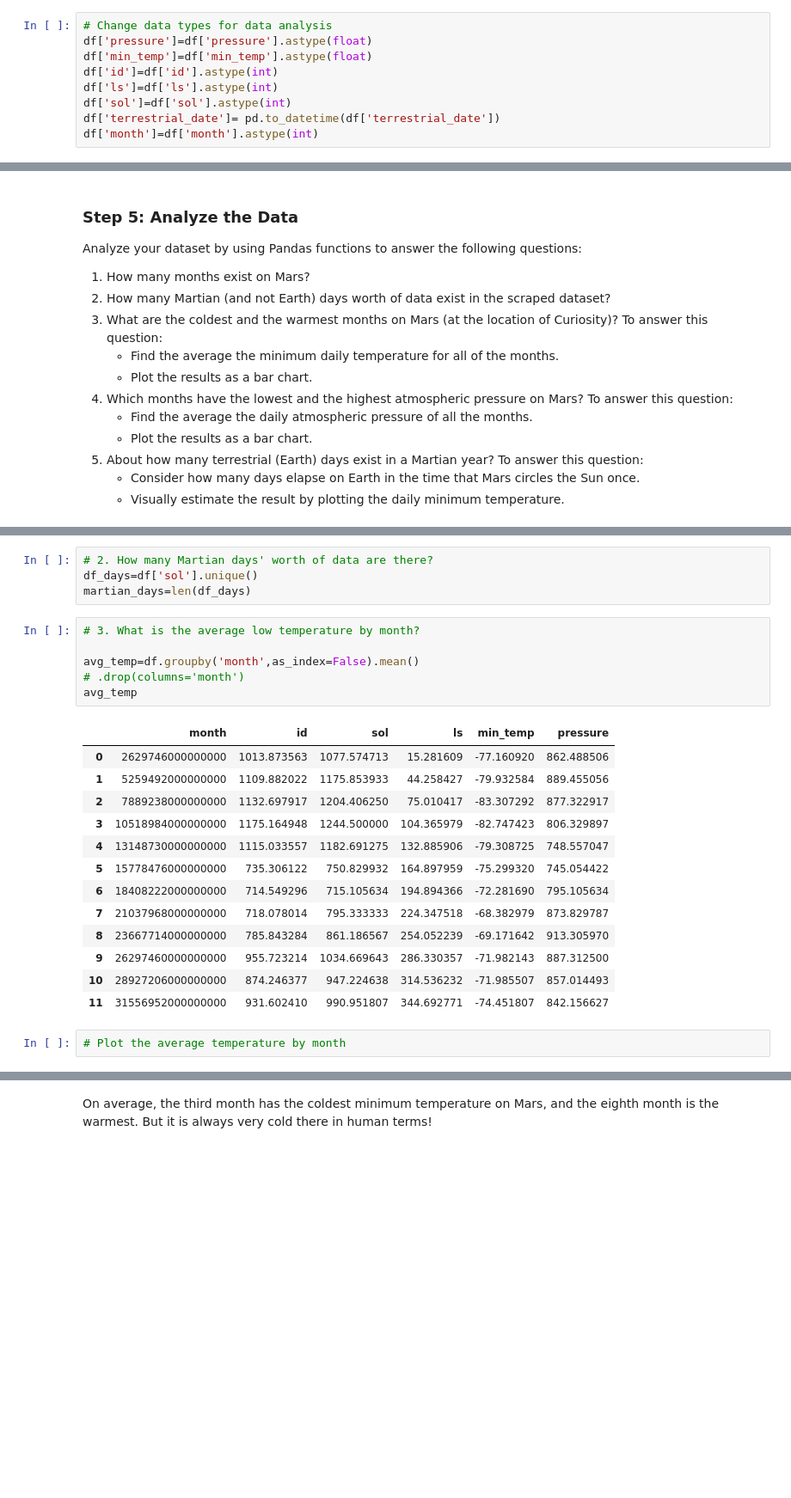
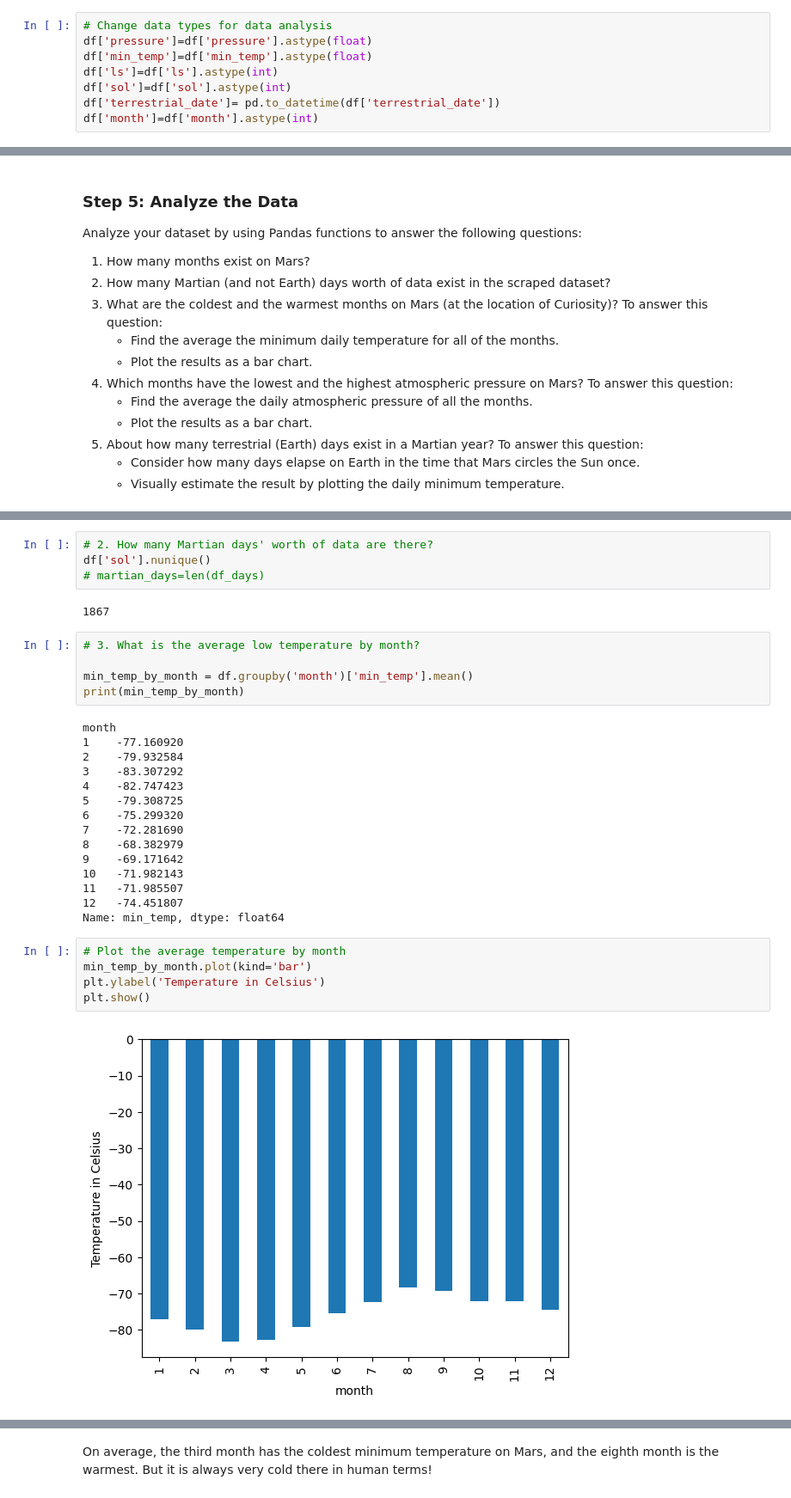
Before and after one commit to triciaosi/HTML-Challenge, a Jupyter notebook: HTML-challenge/part_2_mars_weather.ipynb, the cells around one changed output, grey strips where cells are left out. Shown: that part at 86% size. Drawn from its saved outputs; the diff is of its cells as text; blank space fills up the shorter version.

```diff
--- a/HTML-challenge/part_2_mars_weather.ipynb
+++ b/HTML-challenge/part_2_mars_weather.ipynb
@@ -122,7 +122,6 @@ dtype: object
 # Change data types for data analysis
 df['pressure']=df['pressure'].astype(float)
 df['min_temp']=df['min_temp'].astype(float)
-df['id']=df['id'].astype(int)
 df['ls']=df['ls'].astype(int)
 df['sol']=df['sol'].astype(int)
 df['terrestrial_date']= pd.to_datetime(df['terrestrial_date'])
@@ -165,28 +178,35 @@ len(df_months)
 # %%
 # 2. How many Martian days' worth of data are there?
-df_days=df['sol'].unique()
-martian_days=len(df_days)
+df['sol'].nunique()
+# martian_days=len(df_days)
+# %% [output]
+1867
 # %%
 # 3. What is the average low temperature by month?
 
-avg_temp=df.groupby('month',as_index=False).mean()
-# .drop(columns='month')
-avg_temp
+min_temp_by_month = df.groupby('month')['min_temp'].mean()
+print(min_temp_by_month)
 # %% [output]
-|  | month | id | sol | ls | min_temp | pressure |
-| 0 | 2629746000000000 | 1013.873563 | 1077.574713 | 15.281609 | -77.160920 | 862.488506 |
-| 1 | 5259492000000000 | 1109.882022 | 1175.853933 | 44.258427 | -79.932584 | 889.455056 |
-| 2 | 7889238000000000 | 1132.697917 | 1204.406250 | 75.010417 | -83.307292 | 877.322917 |
-| 3 | 10518984000000000 | 1175.164948 | 1244.500000 | 104.365979 | -82.747423 | 806.329897 |
-| 4 | 13148730000000000 | 1115.033557 | 1182.691275 | 132.885906 | -79.308725 | 748.557047 |
-| 5 | 15778476000000000 | 735.306122 | 750.829932 | 164.897959 | -75.299320 | 745.054422 |
-| 6 | 18408222000000000 | 714.549296 | 715.105634 | 194.894366 | -72.281690 | 795.105634 |
-| 7 | 21037968000000000 | 718.078014 | 795.333333 | 224.347518 | -68.382979 | 873.829787 |
-| 8 | 23667714000000000 | 785.843284 | 861.186567 | 254.052239 | -69.171642 | 913.305970 |
-| 9 | 26297460000000000 | 955.723214 | 1034.669643 | 286.330357 | -71.982143 | 887.312500 |
-| 10 | 28927206000000000 | 874.246377 | 947.224638 | 314.536232 | -71.985507 | 857.014493 |
-| 11 | 31556952000000000 | 931.602410 | 990.951807 | 344.692771 | -74.451807 | 842.156627 |
+month
+1    -77.160920
+2    -79.932584
+3    -83.307292
+4    -82.747423
+5    -79.308725
+6    -75.299320
+7    -72.281690
+8    -68.382979
+9    -69.171642
+10   -71.982143
+11   -71.985507
+12   -74.451807
+Name: min_temp, dtype: float64
 # %%
 # Plot the average temperature by month
+min_temp_by_month.plot(kind='bar')
+plt.ylabel('Temperature in Celsius')
+plt.show()
+# %% [output]
+[figure, added]
 # %%
 # Identify the coldest and hottest months in Curiosity's location
```
Also changed, not shown: parts of 8 cells of this notebook, 2 other files.
